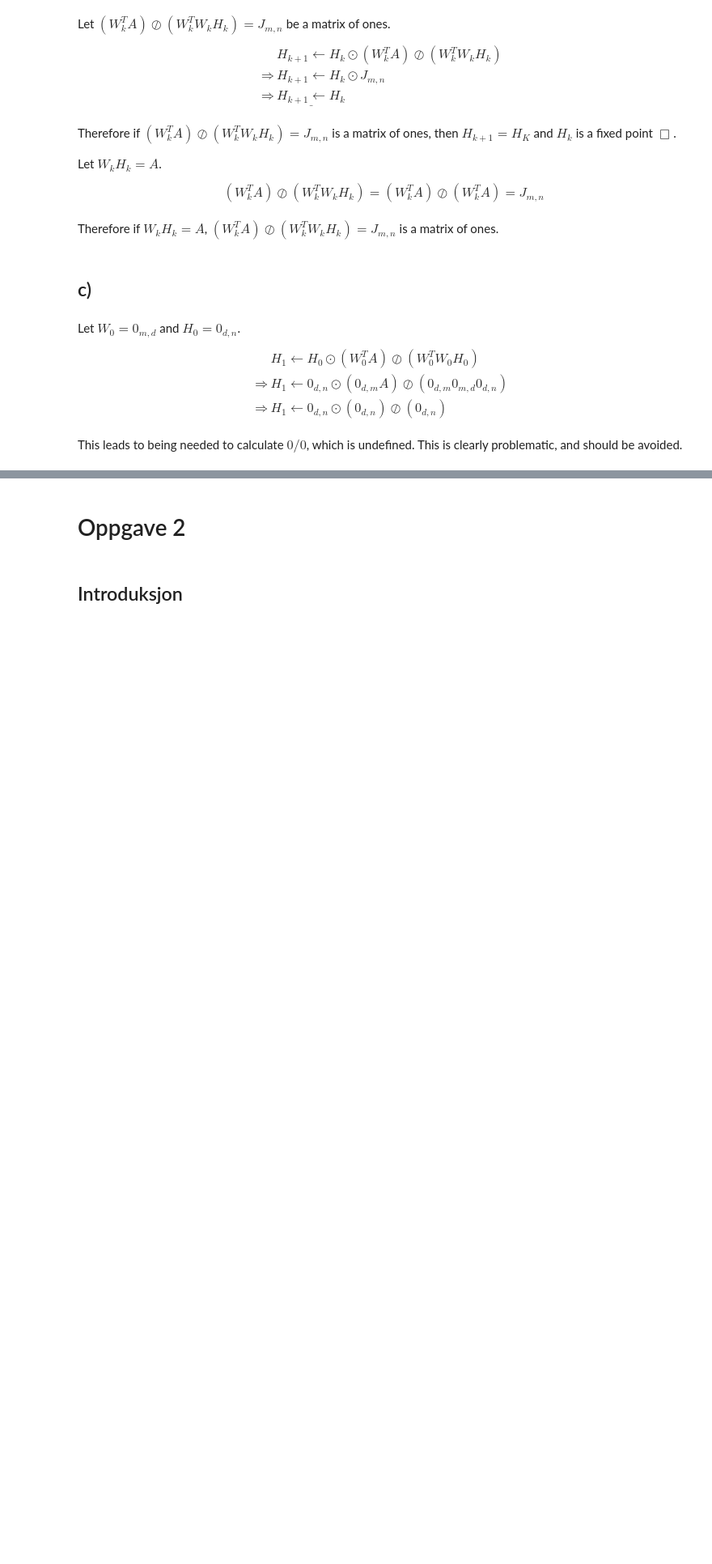
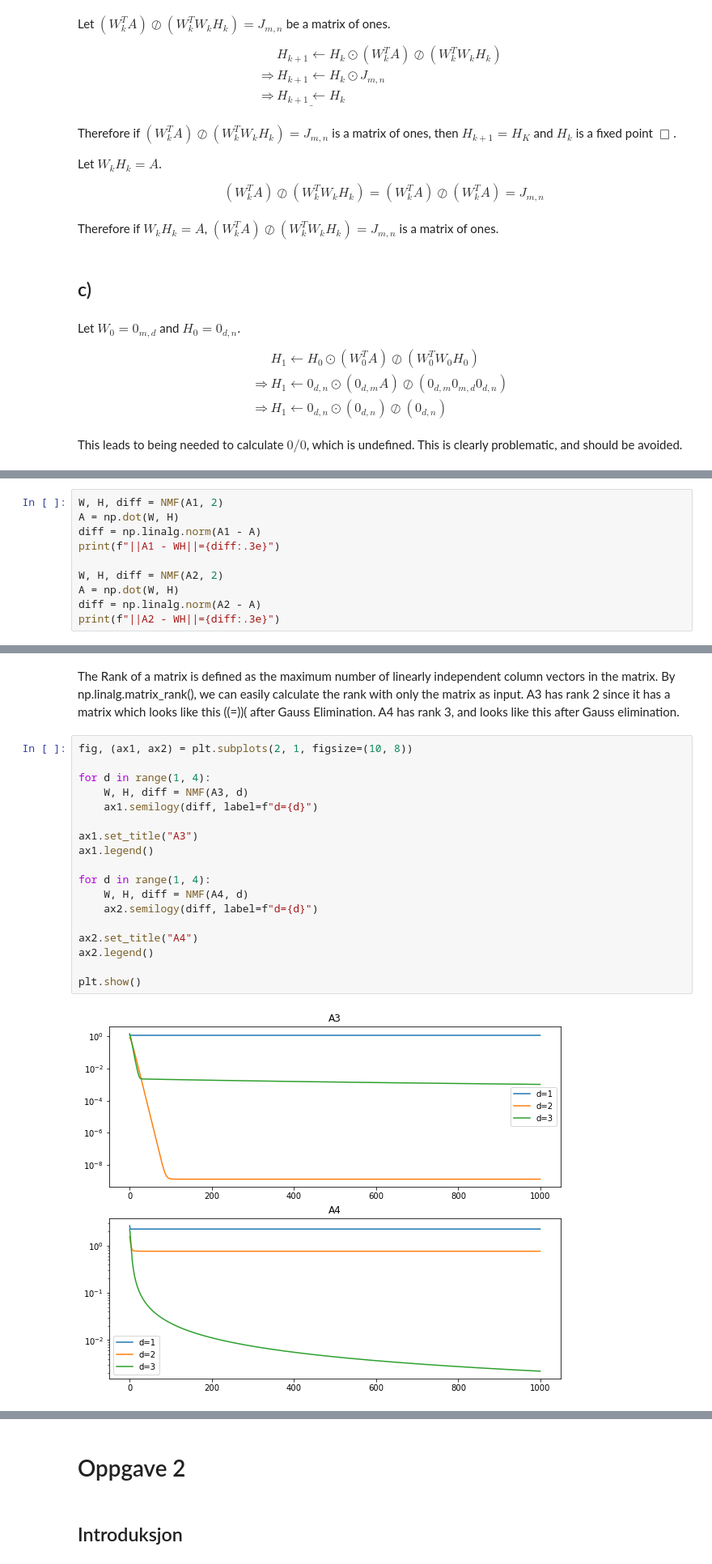
Before and after one commit to LaserGreco/Vitber-Prosjekt-3, a Jupyter notebook: rapport.ipynb, the cells around one changed output, grey strips where cells are left out. Shown at 81% size. Drawn from its saved outputs; the diff is of its cells as text; blank space fills up the shorter version.

```diff
--- a/rapport.ipynb
+++ b/rapport.ipynb
@@ -64,0 +187,10 @@ This leads to being needed to calculate $0/0$, which is undefined. This is clear
+# %%
+W, H, diff = NMF(A1, 2)
+A = np.dot(W, H)
+diff = np.linalg.norm(A1 - A)
+print(f"||A1 - WH||={diff:.3e}")
+
+W, H, diff = NMF(A2, 2)
+A = np.dot(W, H)
+diff = np.linalg.norm(A2 - A)
+print(f"||A2 - WH||={diff:.3e}")
@@ -64,0 +209,22 @@ This leads to being needed to calculate $0/0$, which is undefined. This is clear
+# %% [markdown]
+The Rank of a matrix is defined as the maximum number of linearly independent column vectors in the matrix. By np.linalg.matrix_rank(), we can easily calculate the rank with only the matrix as input. A3 has rank 2 since it has a matrix which looks like this ((=))( after Gauss Elimination. A4 has rank 3, and looks like this after Gauss elimination.
+# %%
+fig, (ax1, ax2) = plt.subplots(2, 1, figsize=(10, 8))
+
+for d in range(1, 4):
+    W, H, diff = NMF(A3, d)
+    ax1.semilogy(diff, label=f"d={d}")
+
+ax1.set_title("A3")
+ax1.legend()
+
+for d in range(1, 4):
+    W, H, diff = NMF(A4, d)
+    ax2.semilogy(diff, label=f"d={d}")
+
+ax2.set_title("A4")
+ax2.legend()
+
+plt.show()
+# %% [output]
+[figure, added]
```
Also changed, not shown: parts of 21 cells of this notebook.
